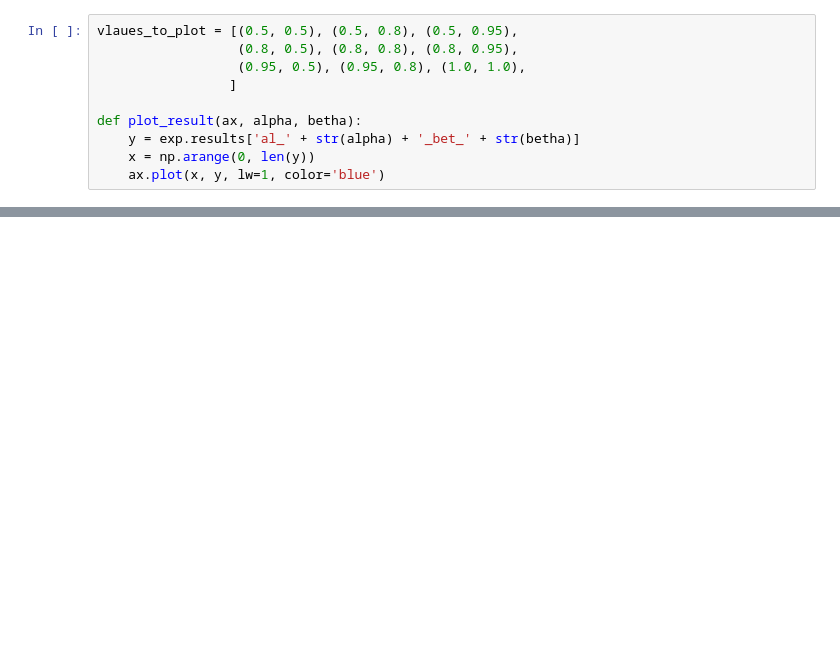
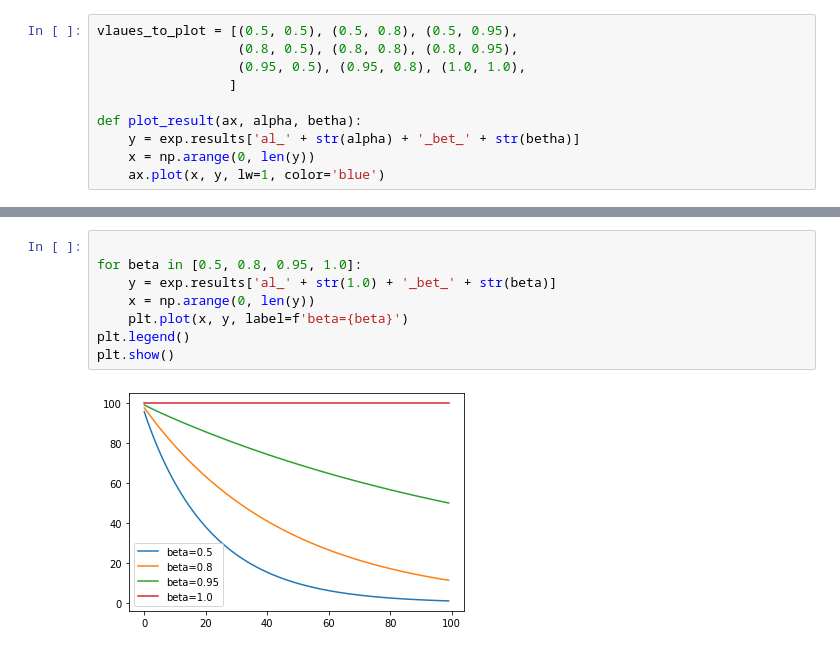
Before and after one commit to TovarischSukhov/social_network_simulation, a Jupyter notebook: visualization.ipynb, the cells around one changed output, grey strips where cells are left out. Saved outputs shown, nothing was run; the diff lists cells and outputs as text; blank space fills up the shorter version.

```diff
--- a/visualization.ipynb
+++ b/visualization.ipynb
@@ -47,0 +50,10 @@ for ax, albt in zip(axs, vlaues_to_plot):
+# %%
+
+for beta in [0.5, 0.8, 0.95, 1.0]:
+    y = exp.results['al_' + str(1.0) + '_bet_' + str(beta)]
+    x = np.arange(0, len(y))
+    plt.plot(x, y, label=f'beta={beta}')
+plt.legend()
+plt.show()
+# %% [output]
+[figure, added]
```
Also changed, not shown: parts of 3 cells of this notebook, 3 other files.
